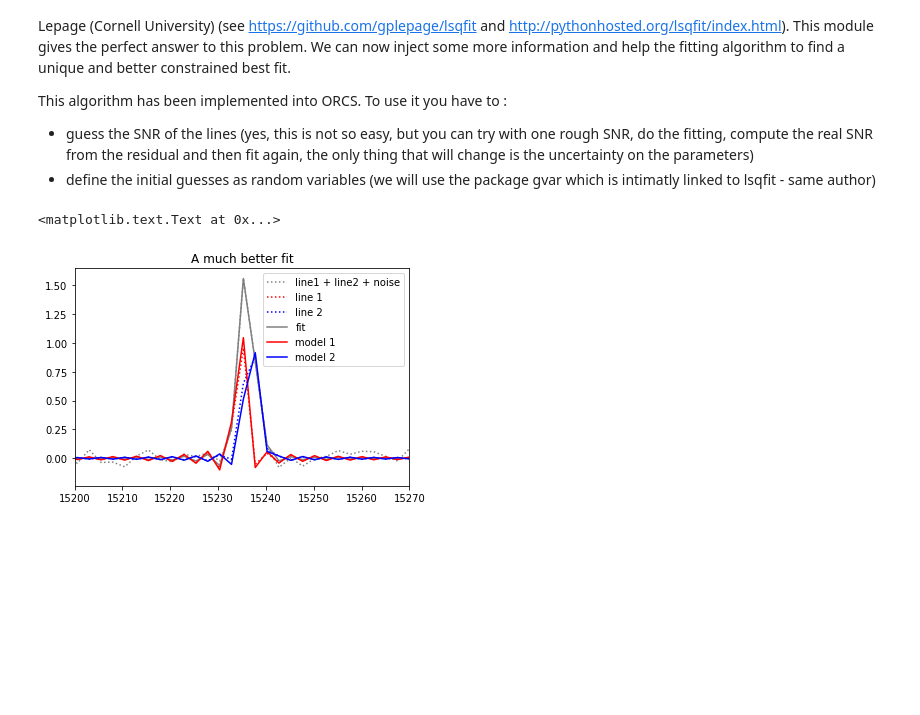
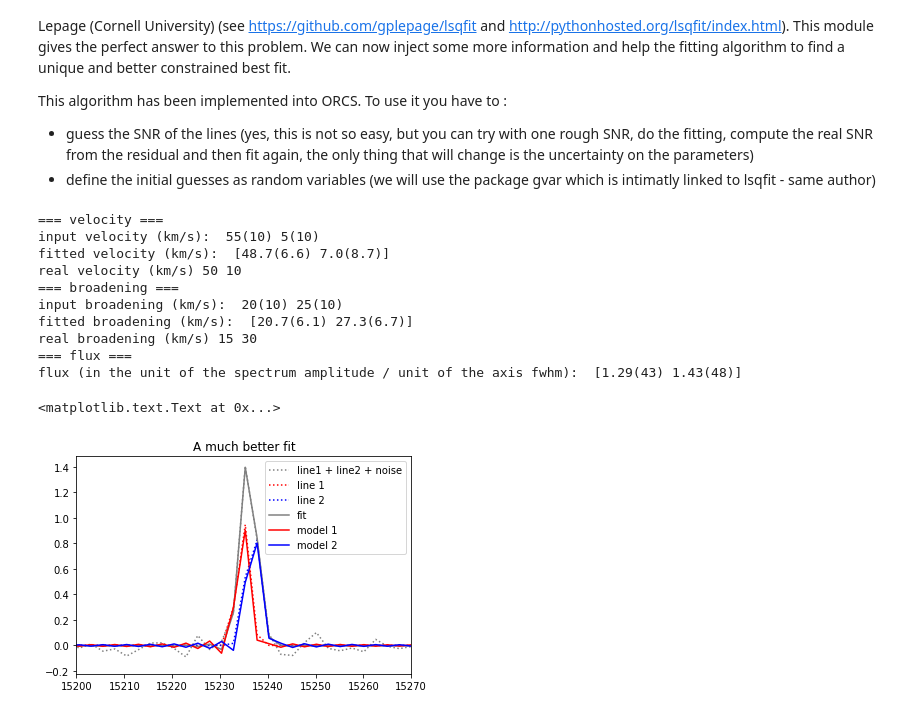
Before and after one commit to thomasorb/orcs, a Jupyter notebook: docs/script_example_model+fit_2_lines_bayes.ipynb, the cells around one changed output. Saved outputs shown, nothing was run; the diff lists cells and outputs as text; code cells hidden in the pictures; blank space fills up the shorter version.

```diff
--- a/docs/script_example_model+fit_2_lines_bayes.ipynb
+++ b/docs/script_example_model+fit_2_lines_bayes.ipynb
@@ -100,31 +100,53 @@ This algorithm has been implemented into ORCS. To use it you have to :
 # %%
 import gvar #  library used to define gaussian random variables
 # now we can define our random variables, we are purposely biasing the inital guess
 # and giving a large error of +/- 10 km/s on both the velocity and the broadening
 
-velocity1_gvar = gvar.gvar(velocity1+3, 10) # velocity1 is known at +/- 10 km/s
-velocity2_gvar = gvar.gvar(velocity2-3, 10) # velocity2 is known at +/- 10 km/s
-broadening1_gvar = gvar.gvar(broadening1+3, 10) # broadening1 is known at +/- 10 km/s
-broadening2_gvar = gvar.gvar(broadening2-3, 10) # broadening2 is known at +/- 10 km/s
+velocity1_gvar = gvar.gvar(velocity1+5, 10) # velocity1 is known at +/- 10 km/s
+velocity2_gvar = gvar.gvar(velocity2-5, 10) # velocity2 is known at +/- 10 km/s
+broadening1_gvar = gvar.gvar(broadening1+5, 10) # broadening1 is known at +/- 10 km/s
+broadening2_gvar = gvar.gvar(broadening2-5, 10) # broadening2 is known at +/- 10 km/s
 
 fit = orb.fit.fit_lines_in_spectrum(spectrum, [halpha_cm1, halpha_cm1], step, order, nm_laser, axis_corr, 0,
                                     wavenumber=True, apodization=1, fmodel='sincgauss',
                                     pos_def=['1', '2'],
                                     pos_cov=[velocity1_gvar, velocity2_gvar],
                                     sigma_guess=[broadening1_gvar, broadening2_gvar],
                                     snr_guess=SNR)
 
+print '=== velocity ==='
+print 'input velocity (km/s): ', velocity1_gvar, velocity2_gvar
+print 'fitted velocity (km/s): ', fit['velocity_gvar']
+print 'real velocity (km/s)', velocity1, velocity2
+
+print '=== broadening ==='
+print 'input broadening (km/s): ', broadening1_gvar, broadening2_gvar
+print 'fitted broadening (km/s): ', fit['broadening_gvar']
+print 'real broadening (km/s)', broadening1, broadening2
+
+print '=== flux ==='
+print 'flux (in the unit of the spectrum amplitude / unit of the axis fwhm): ', fit['flux_gvar']
 # independant plot of the two lines models and the real lines
 pl.plot(spectrum_axis, spectrum, label='line1 + line2 + noise', ls=':', c='0.5')
 pl.plot(spectrum_axis, spectrum1, label='line 1', ls=':', c='red')
 pl.plot(spectrum_axis, spectrum2, label='line 2', ls=':', c='blue')
 models = fit['fitted_models']['Cm1LinesModel']
 pl.plot(spectrum_axis, fit['fitted_vector'], label='fit', ls='-', c='0.5')
 pl.plot(spectrum_axis, models[0], label='model 1', ls='-', c='red')
 pl.plot(spectrum_axis, models[1], label='model 2', ls='-', c='blue')
 pl.xlim((15200, 15270))
 pl.legend()
 pl.title('A much better fit')
 # %% [output]
-<matplotlib.text.Text at 0x...>
+=== velocity ===
+input velocity (km/s):  55(10) 5(10)
+fitted velocity (km/s):  [48.7(6.6) 7.0(8.7)]
+real velocity (km/s) 50 10
+=== broadening ===
+input broadening (km/s):  20(10) 25(10)
+fitted broadening (km/s):  [20.7(6.1) 27.3(6.7)]
+real broadening (km/s) 15 30
+=== flux ===
+flux (in the unit of the spectrum amplitude / unit of the axis fwhm):  [1.29(43) 1.43(48)]
+<matplotlib.text.Text at 0x...>
-[figure, old version]
+[figure, new version]
```
Also changed, not shown: parts of 2 cells of this notebook, 1 other file.
